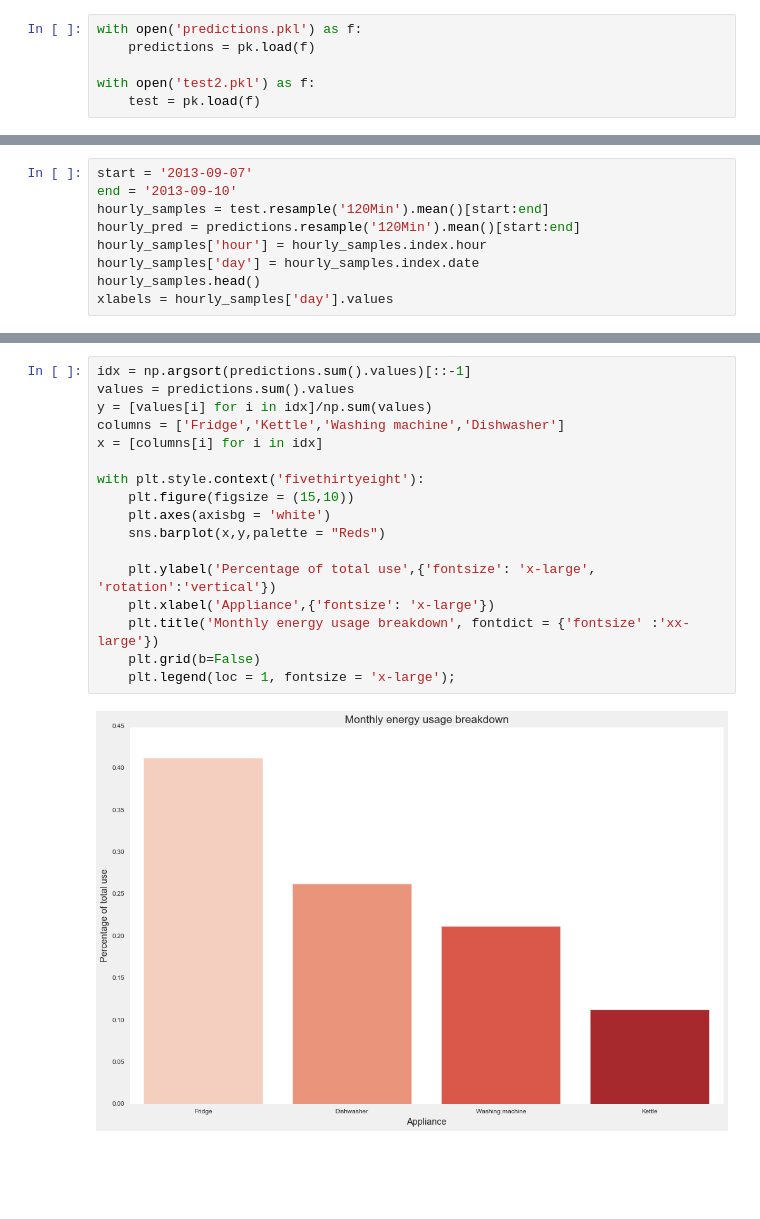
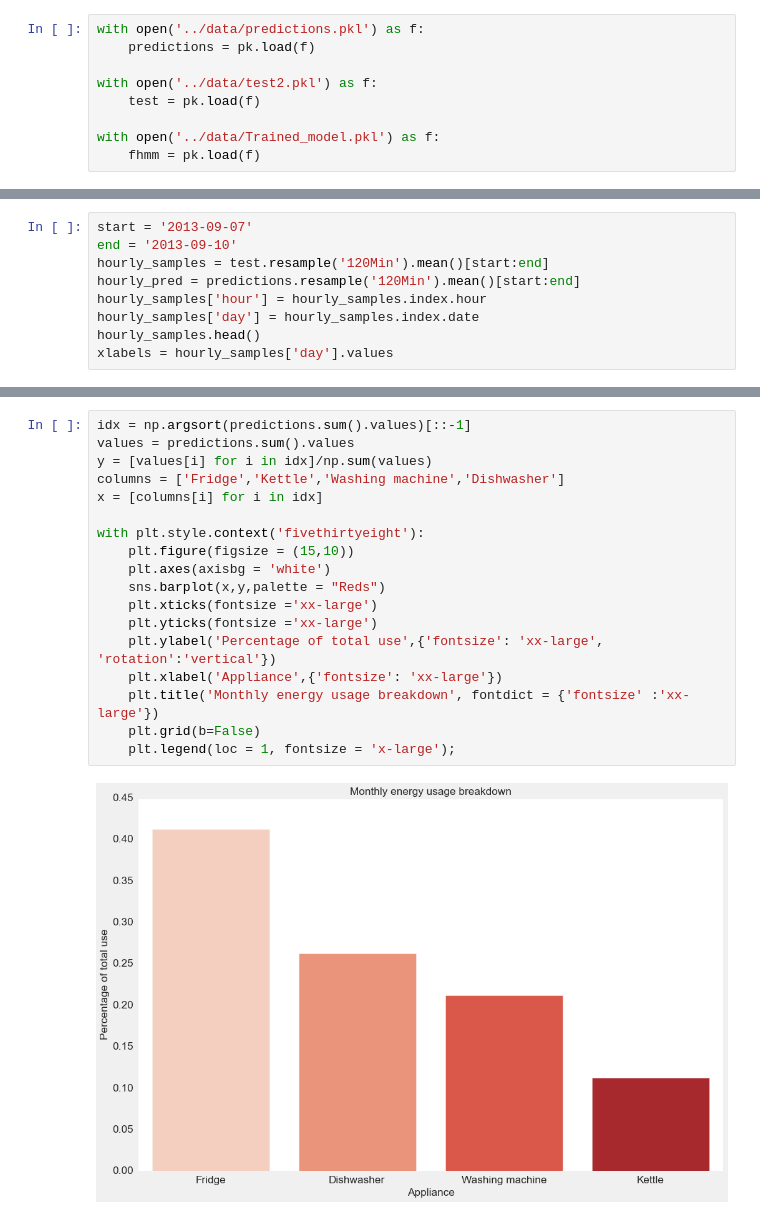
Before and after one commit to pipette/Electricity-load-disaggregation, a Jupyter notebook: code/Create graphs.ipynb, the cells around one changed output, grey strips where cells are left out. Drawn from its saved outputs; the diff is of its cells as text; blank space fills up the shorter version.

```diff
--- a/code/Create graphs.ipynb
+++ b/code/Create graphs.ipynb
@@ -13,6 +17,9 @@ import matplotlib.ticker as ticker
 # %%
-with open('predictions.pkl') as f:
+with open('../data/predictions.pkl') as f:
     predictions = pk.load(f)
 
-with open('test2.pkl') as f:
+with open('../data/test2.pkl') as f:
     test = pk.load(f)
+
+with open('../data/Trained_model.pkl') as f:
+    fhmm = pk.load(f)
@@ -155,19 +221,20 @@ See the caveats in the documentation: http://pandas.pydata.org/pandas-docs/stabl
 # %%
 idx = np.argsort(predictions.sum().values)[::-1]
 values = predictions.sum().values
 y = [values[i] for i in idx]/np.sum(values)
 columns = ['Fridge','Kettle','Washing machine','Dishwasher']
 x = [columns[i] for i in idx]
 
 with plt.style.context('fivethirtyeight'):
     plt.figure(figsize = (15,10))
     plt.axes(axisbg = 'white')
     sns.barplot(x,y,palette = "Reds")
-
-    plt.ylabel('Percentage of total use',{'fontsize': 'x-large', 'rotation':'vertical'})
-    plt.xlabel('Appliance',{'fontsize': 'x-large'})
+    plt.xticks(fontsize ='xx-large')
+    plt.yticks(fontsize ='xx-large')
+    plt.ylabel('Percentage of total use',{'fontsize': 'xx-large', 'rotation':'vertical'})
+    plt.xlabel('Appliance',{'fontsize': 'xx-large'})
     plt.title('Monthly energy usage breakdown', fontdict = {'fontsize' :'xx-large'})
     plt.grid(b=False)
     plt.legend(loc = 1, fontsize = 'x-large');
 # %% [output]
-[figure, old version]
+[figure, new version]
```
Also changed, not shown: parts of 12 cells of this notebook, 3 other files.
